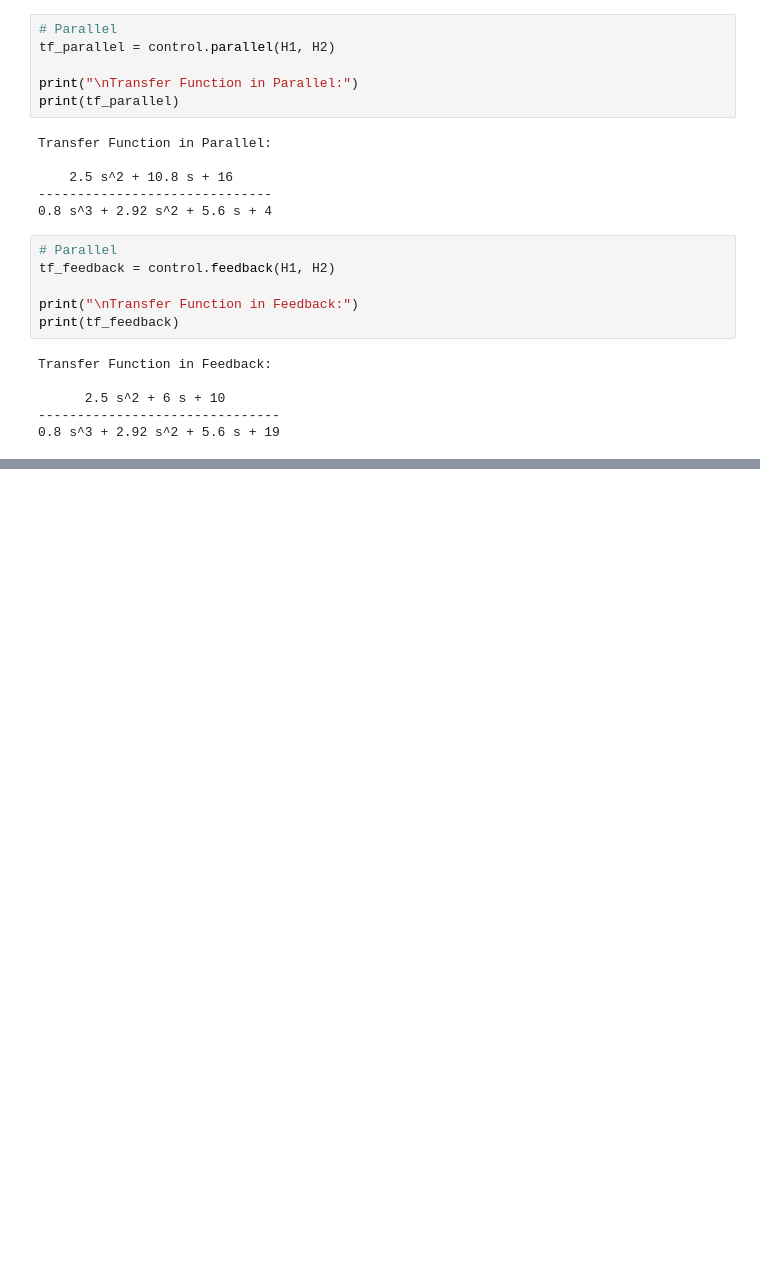
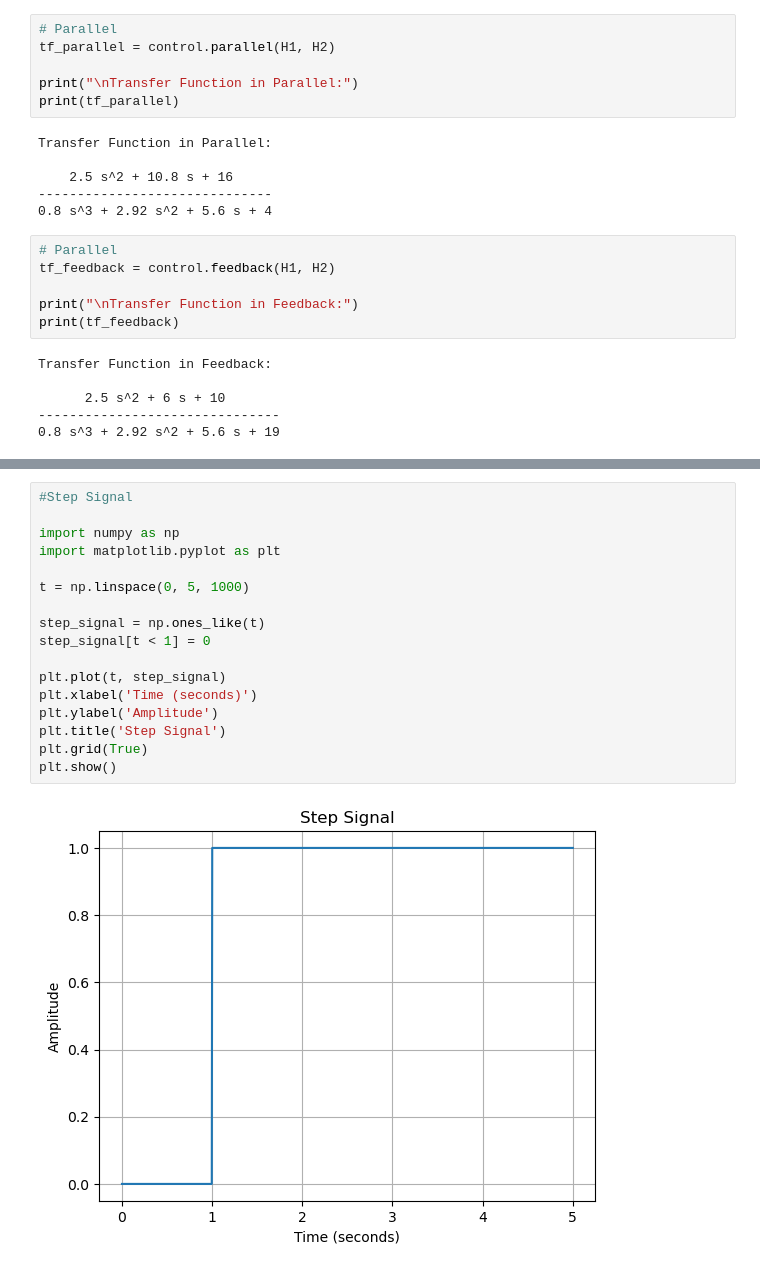
Before and after one commit to 2black0/python-control-laboratory, a Jupyter notebook: labsheet-python-ipynb/labsheet-02.ipynb, the cells around one changed output, grey strips where cells are left out. Drawn from its saved outputs; the diff is of its cells as text; blank space fills up the shorter version.

```diff
--- a/labsheet-python-ipynb/labsheet-02.ipynb
+++ b/labsheet-python-ipynb/labsheet-02.ipynb
@@ -108,0 +199,19 @@ Transfer Function in Feedback:
+# %%
+#Step Signal
+
+import numpy as np
+import matplotlib.pyplot as plt
+
+t = np.linspace(0, 5, 1000)
+
+step_signal = np.ones_like(t)
+step_signal[t < 1] = 0
+
+plt.plot(t, step_signal)
+plt.xlabel('Time (seconds)')
+plt.ylabel('Amplitude')
+plt.title('Step Signal')
+plt.grid(True)
+plt.show()
+# %% [output]
+[figure, added]
```
Also changed, not shown: parts of 13 cells of this notebook, 3 other files.
